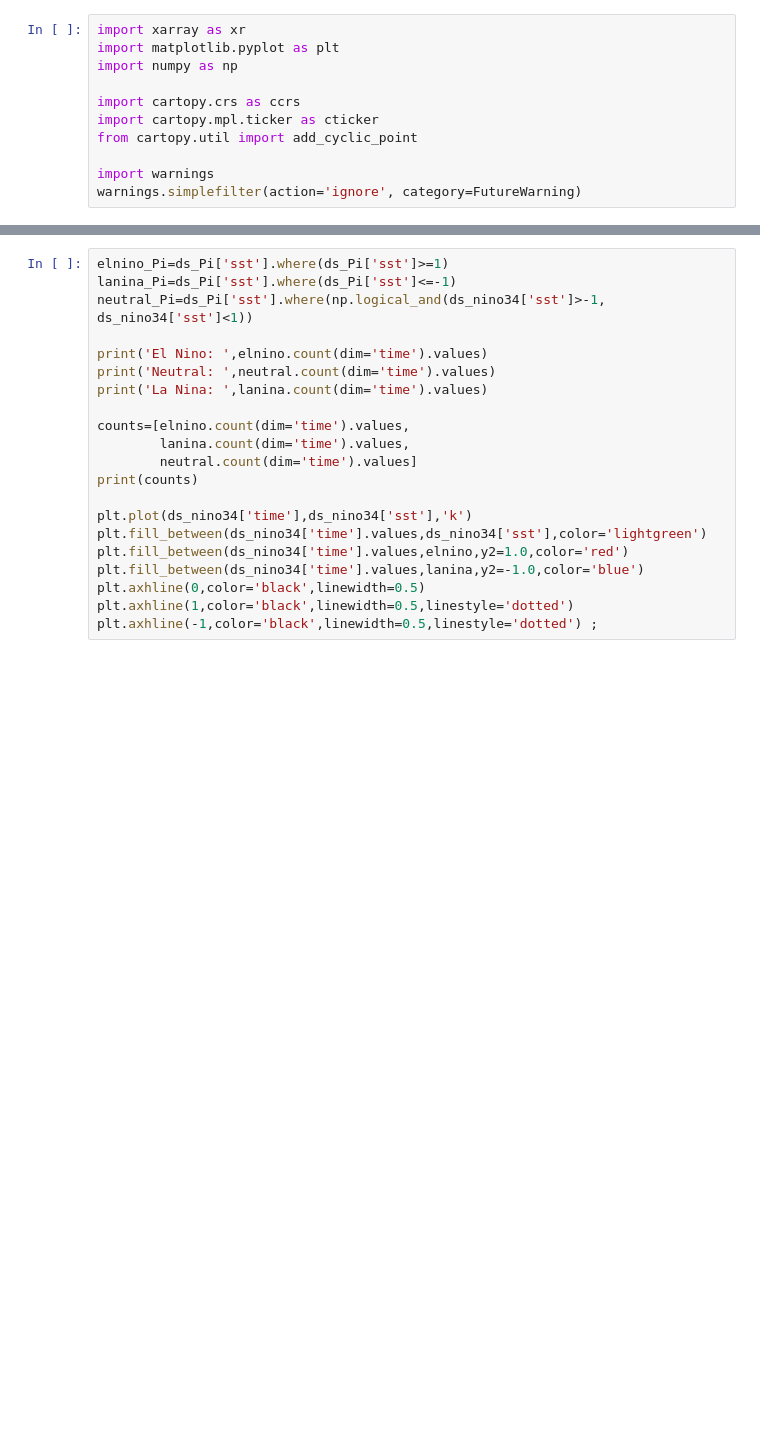
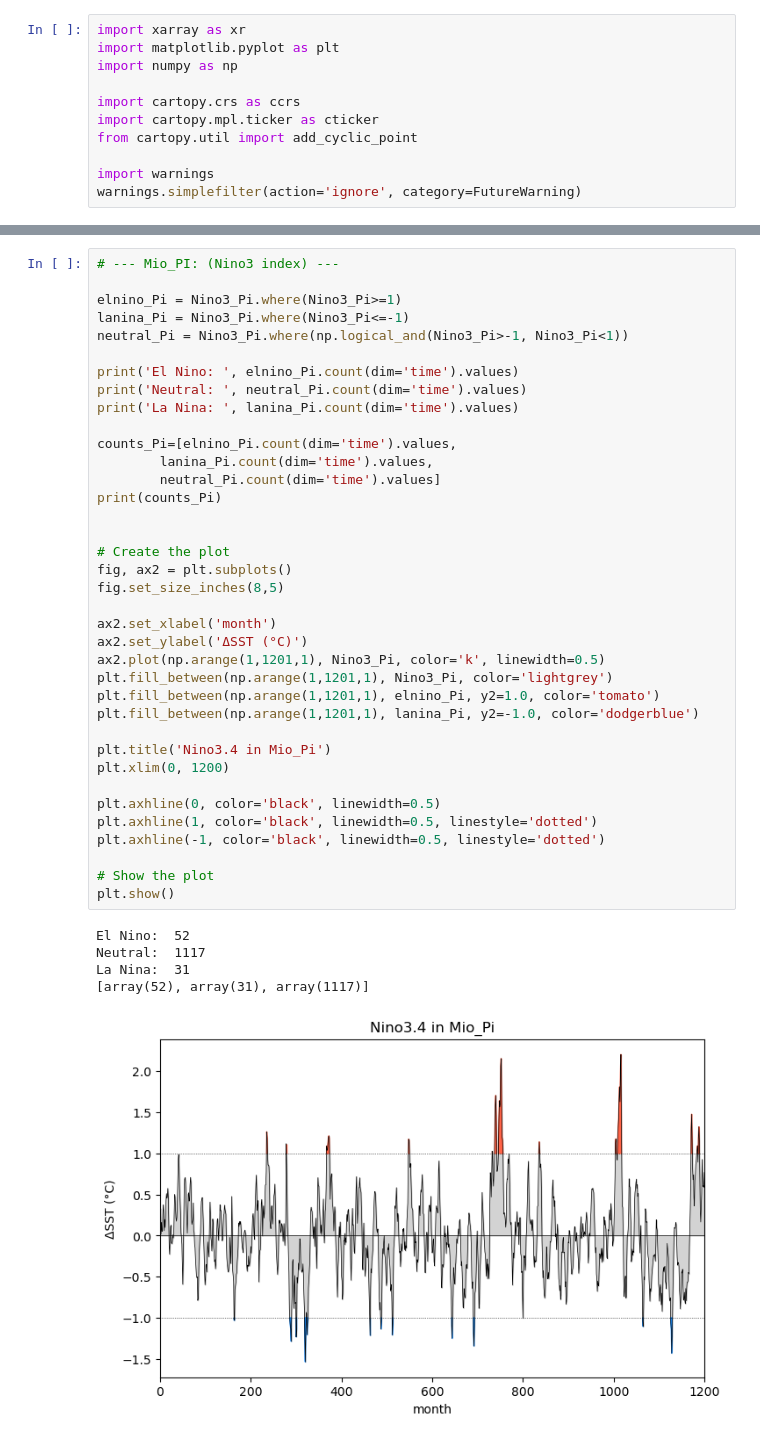
Before and after one commit to ChenPoJu/clim680, a Jupyter notebook: Assignment3/plot_3_composite.ipynb, the cells around one changed output, grey strips where cells are left out. Drawn from its saved outputs; the diff is of its cells as text; blank space fills up the shorter version.

```diff
--- a/Assignment3/plot_3_composite.ipynb
+++ b/Assignment3/plot_3_composite.ipynb
@@ -41,21 +139,43 @@ Data variables: (12/255)
 # %%
-elnino_Pi=ds_Pi['sst'].where(ds_Pi['sst']>=1)
-lanina_Pi=ds_Pi['sst'].where(ds_Pi['sst']<=-1)
-neutral_Pi=ds_Pi['sst'].where(np.logical_and(ds_nino34['sst']>-1, ds_nino34['sst']<1))
+# --- Mio_PI: (Nino3 index) ---
 
-print('El Nino: ',elnino.count(dim='time').values)
-print('Neutral: ',neutral.count(dim='time').values)
-print('La Nina: ',lanina.count(dim='time').values)
+elnino_Pi = Nino3_Pi.where(Nino3_Pi>=1)
+lanina_Pi = Nino3_Pi.where(Nino3_Pi<=-1)
+neutral_Pi = Nino3_Pi.where(np.logical_and(Nino3_Pi>-1, Nino3_Pi<1))
 
-counts=[elnino.count(dim='time').values,
-        lanina.count(dim='time').values,
-        neutral.count(dim='time').values]
-print(counts)
+print('El Nino: ', elnino_Pi.count(dim='time').values)
+print('Neutral: ', neutral_Pi.count(dim='time').values)
+print('La Nina: ', lanina_Pi.count(dim='time').values)
 
-plt.plot(ds_nino34['time'],ds_nino34['sst'],'k')
-plt.fill_between(ds_nino34['time'].values,ds_nino34['sst'],color='lightgreen')
-plt.fill_between(ds_nino34['time'].values,elnino,y2=1.0,color='red')
-plt.fill_between(ds_nino34['time'].values,lanina,y2=-1.0,color='blue')
-plt.axhline(0,color='black',linewidth=0.5)
-plt.axhline(1,color='black',linewidth=0.5,linestyle='dotted')
-plt.axhline(-1,color='black',linewidth=0.5,linestyle='dotted') ;
+counts_Pi=[elnino_Pi.count(dim='time').values,
+        lanina_Pi.count(dim='time').values,
+        neutral_Pi.count(dim='time').values]
+print(counts_Pi)
+
+
+# Create the plot
+fig, ax2 = plt.subplots()
+fig.set_size_inches(8,5)
+
+ax2.set_xlabel('month')
+ax2.set_ylabel('ΔSST (°C)')
+ax2.plot(np.arange(1,1201,1), Nino3_Pi, color='k', linewidth=0.5)
+plt.fill_between(np.arange(1,1201,1), Nino3_Pi, color='lightgrey')
+plt.fill_between(np.arange(1,1201,1), elnino_Pi, y2=1.0, color='tomato')
+plt.fill_between(np.arange(1,1201,1), lanina_Pi, y2=-1.0, color='dodgerblue')
+
+plt.title('Nino3.4 in Mio_Pi')
+plt.xlim(0, 1200)
+
+plt.axhline(0, color='black', linewidth=0.5)
+plt.axhline(1, color='black', linewidth=0.5, linestyle='dotted')
+plt.axhline(-1, color='black', linewidth=0.5, linestyle='dotted')
+
+# Show the plot
+plt.show()
+# %% [output]
+El Nino:  52
+Neutral:  1117
+La Nina:  31
+[array(52), array(31), array(1117)]
+[figure, added]
```
Also changed, not shown: parts of 11 cells of this notebook.
